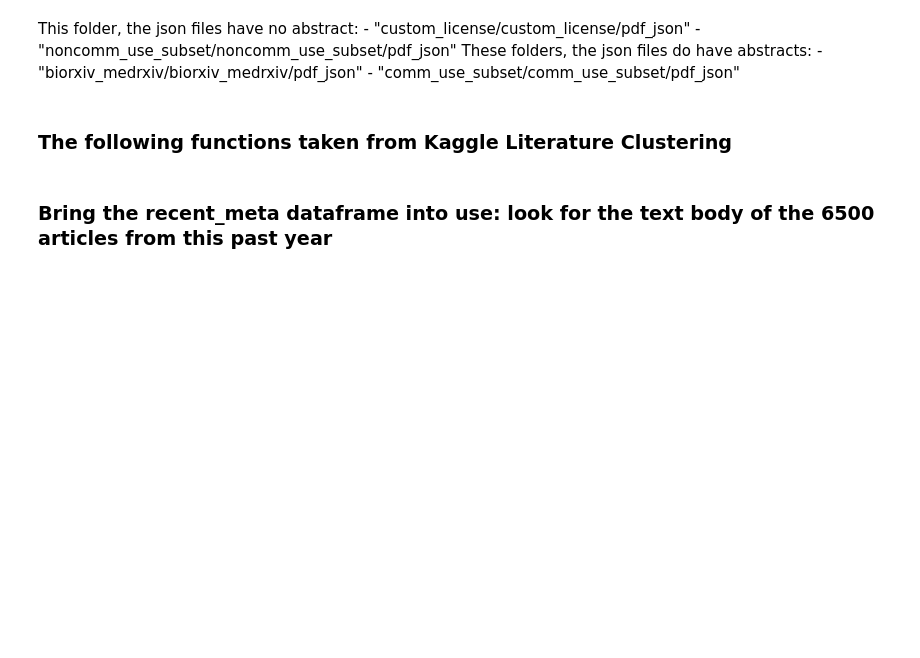
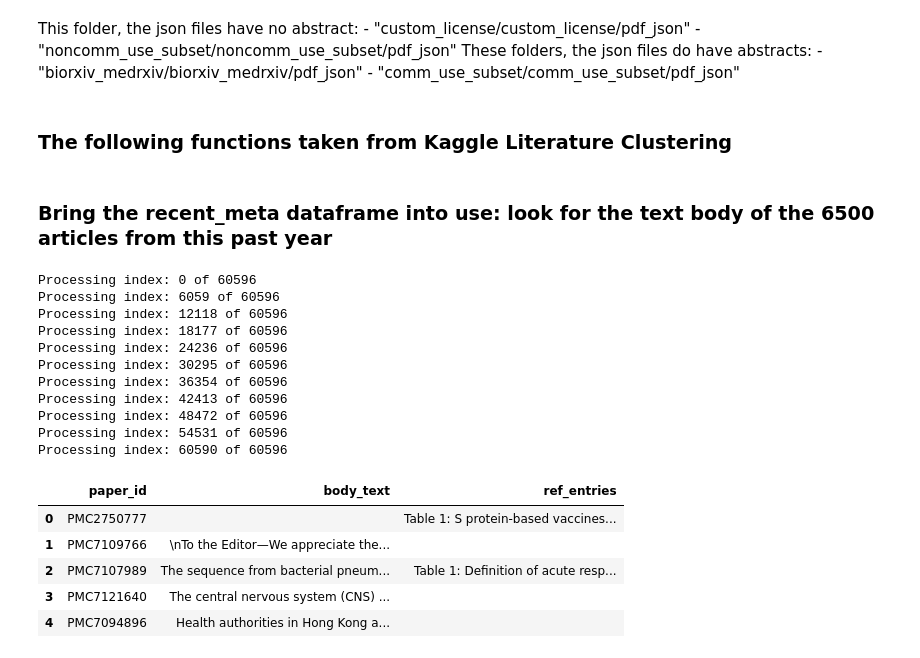
Before and after one commit to amandahutter/COVID-19-Kaggle-Analysis, a Jupyter notebook: CORD19-Analysis.ipynb, the cells around one changed output. Cells and saved outputs as stored; diff of their text form; code cells hidden in the pictures; blank space fills up the shorter version.

```diff
--- a/CORD19-Analysis.ipynb
+++ b/CORD19-Analysis.ipynb
@@ -1205,18 +1593,36 @@ These folders, the json files do have abstracts:
 # %%
 #dict_ = {'paper_id': [], 'abstract': [], 'body_text': []}
 
 dict_ = {'paper_id': [], 'body_text': [], 'ref_entries': []}
 for idx, entry in enumerate(all_json):
     if idx % (len(all_json) // 10) == 0:
         print(f'Processing index: {idx} of {len(all_json)}')
     content = FileReader(entry)
     dict_['paper_id'].append(content.paper_id)
     #dict_['abstract'].append(content.abstract)
     dict_['body_text'].append(content.body_text)
     dict_['ref_entries'].append(content.ref_entries)
 
 df_covid = pd.DataFrame(dict_, columns=['paper_id', 'body_text', 'ref_entries'])
-df_covid = pd.DataFrame(dict_, columns=['paper_id', 'abstract', 'body_text'])
+#df_covid = pd.DataFrame(dict_, columns=['paper_id', 'abstract', 'body_text'])
 df_covid.head()
+# %% [output]
+Processing index: 0 of 60596
+Processing index: 6059 of 60596
+Processing index: 12118 of 60596
+Processing index: 18177 of 60596
+Processing index: 24236 of 60596
+Processing index: 30295 of 60596
+Processing index: 36354 of 60596
+Processing index: 42413 of 60596
+Processing index: 48472 of 60596
+Processing index: 54531 of 60596
+Processing index: 60590 of 60596
+|  | paper_id | body_text | ref_entries |
+| 0 | PMC2750777 |  | Table 1: S protein-based vaccines... |
+| 1 | PMC7109766 | \nTo the Editor—We appreciate the... |  |
+| 2 | PMC7107989 | The sequence from bacterial pneum... | Table 1: Definition of acute resp... |
+| 3 | PMC7121640 | The central nervous system (CNS) ... |  |
+| 4 | PMC7094896 | Health authorities in Hong Kong a... |  |
 # %%
 df_covid.describe()
```
Also changed, not shown: parts of 90 cells of this notebook.
